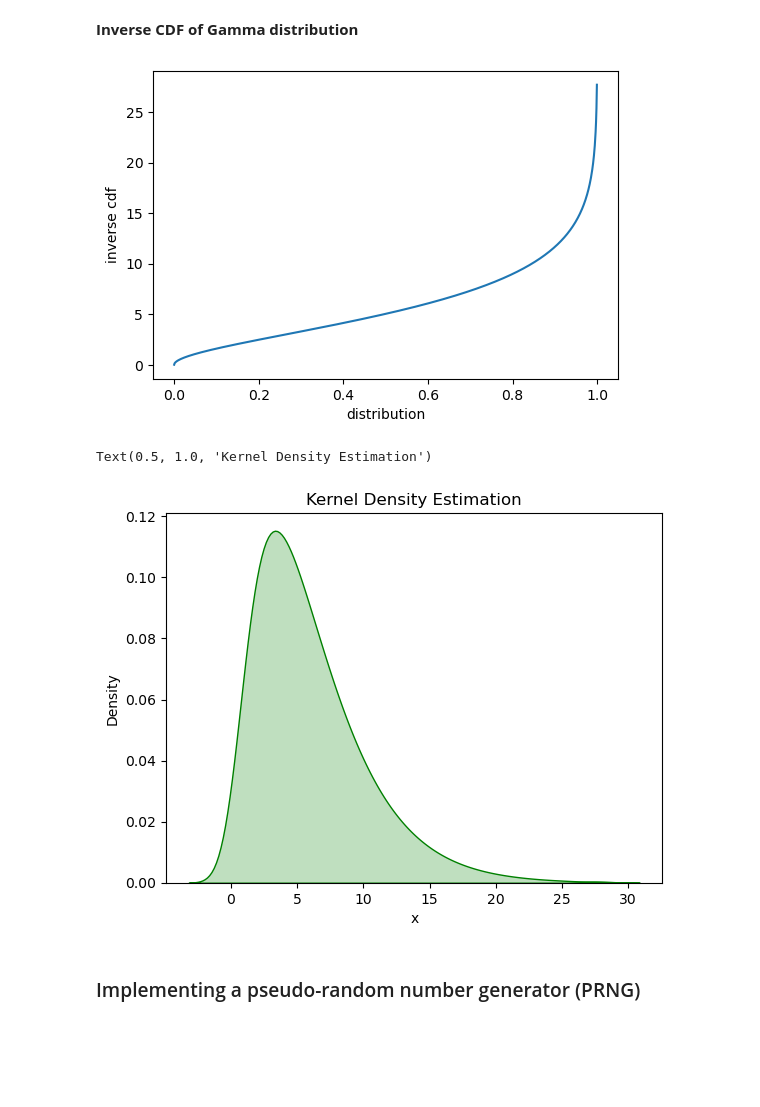
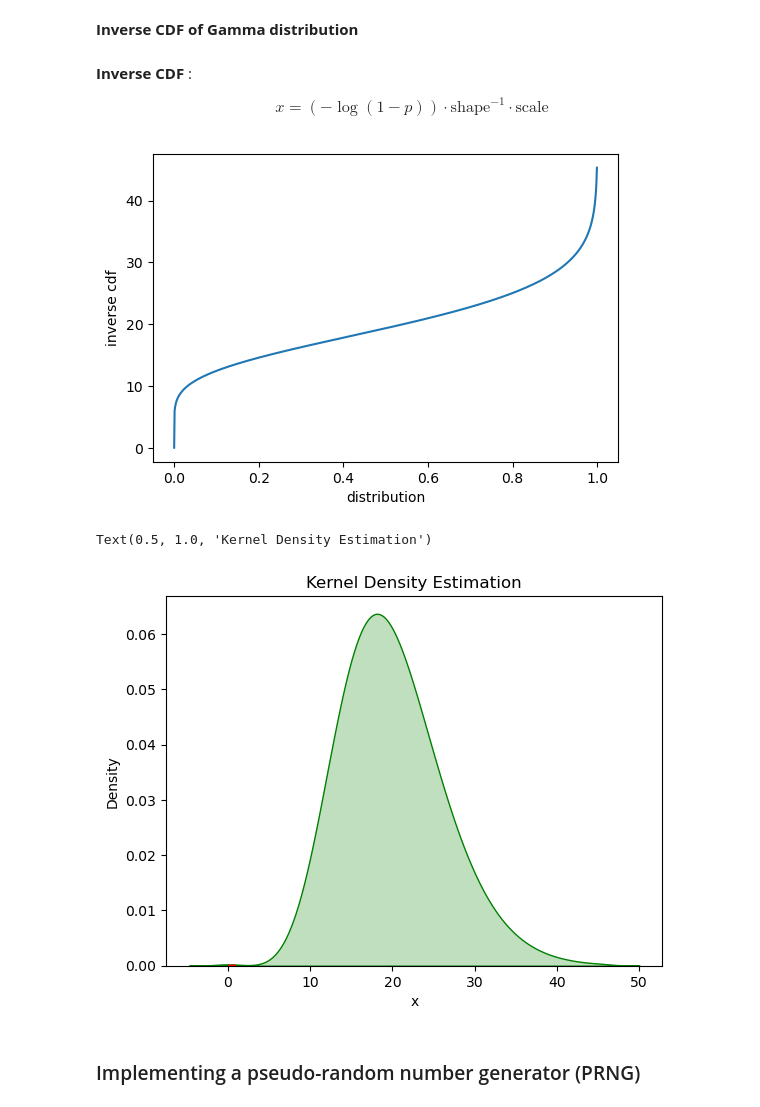
Before and after one commit to rishabh-mondal/blog, a Jupyter notebook: Sampling_distributions.ipynb, the cells around one changed output. Saved outputs shown, nothing was run; the diff lists cells and outputs as text; code cells hidden in the pictures; blank space fills up the shorter version.

```diff
--- a/Sampling_distributions.ipynb
+++ b/Sampling_distributions.ipynb
@@ -233,0 +200,9 @@ Text(0.5, 0, 'categories')
+# %%
+from torch.distributions import Uniform
+x = torch.linspace(2,6,1000)
+def pdf_fn(x):
+    a=2
+    b=6
+    uniform_dist = Uniform(a, b)
+    return uniform_dist.log_prob(x).exp()
+pdf_plot(x,pdf_fn(x))
@@ -342,10 +340,10 @@ Text(0.5, 1.0, 'Kernel Density Estimation')
 # %% [markdown]
 ****Inverse CDF of Bata distribution****
 # %%
-x=torch.linspace(0,1,1000)
+x=torch.linspace(0,1,10000)
 def icdf_fn(x):
     alpha = 2.0
-    beta = 5.0
+    beta = 7.0
     return stats.beta.ppf(x, alpha, beta)
 icdf_plot(x,icdf_fn(x))
 # %% [output]
@@ -380,8 +371,8 @@ $$x = (-\log(1-p)) \cdot \text{shape}^{-1} \cdot \text{scale}$$
 # %%
 x = torch.linspace(0,10,1000)
 def pdf_fn(x):
-    alpha = 2.0
-    beta = 7.0
+    alpha = 10.0
+    beta = 2.0
     gamma_dist = torch.distributions.Gamma(alpha, beta)
     return gamma_dist.log_prob(x).exp()
 pdf_plot(x,pdf_fn(x))
@@ -401,24 +396,29 @@ cdf_plot(x, cdf_fn(x))
 # %% [markdown]
 ****Inverse CDF of Gamma distribution****
+# %% [markdown]
+****Inverse CDF**** :
+
+$$x = (-\log(1-p)) \cdot \text{shape}^{-1} \cdot \text{scale}$$
 # %%
 x=torch.linspace(0,1,1000)
 def icdf_fn(x):
-    shape = 2.0
-    scale = 3.0
+    shape = 10.0
+    scale = 2.0
     gamma_dist = stats.gamma(shape, scale=scale)
     return gamma_dist.ppf(x)
 icdf_plot(x,icdf_fn(x))
 # %% [output]
-[figure, old version]
+[figure, new version]
 # %%
+plt.plot(x, pdf_fn(x),linestyle = 'dashed',color='red')
 icdf_samples=icdf_fn(x)
 sns.kdeplot(icdf_samples, color='green',shade='True')
 plt.xlabel("x")
 plt.ylabel("Density")
 plt.title("Kernel Density Estimation")
 # %% [output]
 Text(0.5, 1.0, 'Kernel Density Estimation')
-[figure, old version]
+[figure, new version]
 # %% [markdown]
 ### Implementing a pseudo-random number generator (PRNG)
 # %% [markdown]
```
Also changed, not shown: parts of 29 cells of this notebook.
